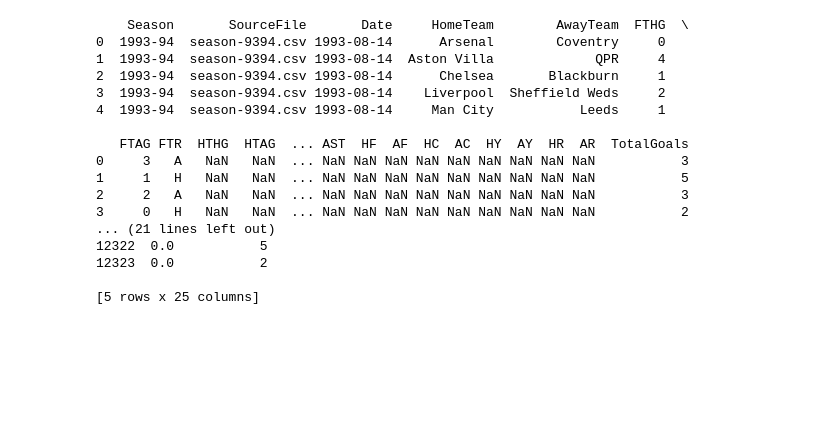
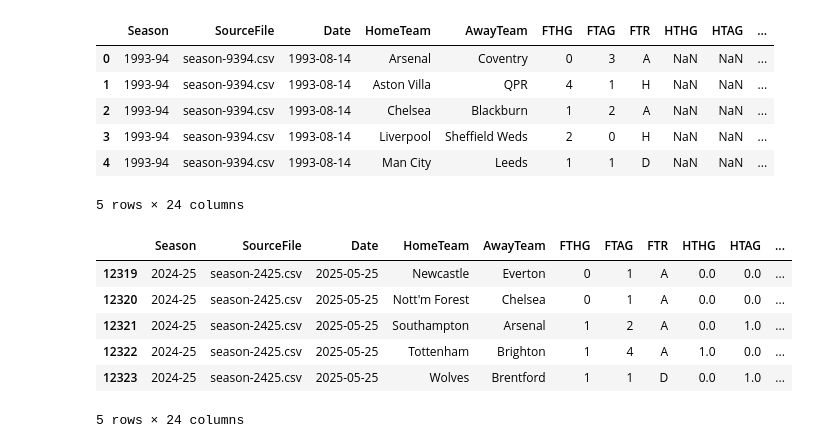
Before and after one commit to AtfastrSlushyMaker/pl-standings-prediction-project, a Jupyter notebook: notebooks/exploratory_analysis.ipynb, the cells around one changed output. Drawn from its saved outputs; the diff is of its cells as text; code cells hidden in the pictures; blank space fills up the shorter version.

```diff
--- a/notebooks/exploratory_analysis.ipynb
+++ b/notebooks/exploratory_analysis.ipynb
@@ -103,21 +15,22 @@ std       1.216692     1.288961     0.253356     0.290826      1.684120
-# %%
-print(df.head())       # aperçu des 5 premières lignes
-print(df.tail())       # aperçu des 5 dernières lignes
-# %% [output]
-    Season       SourceFile       Date     HomeTeam        AwayTeam  FTHG  \
-0  1993-94  season-9394.csv 1993-08-14      Arsenal        Coventry     0
-1  1993-94  season-9394.csv 1993-08-14  Aston Villa             QPR     4
-2  1993-94  season-9394.csv 1993-08-14      Chelsea       Blackburn     1
-3  1993-94  season-9394.csv 1993-08-14    Liverpool  Sheffield Weds     2
-4  1993-94  season-9394.csv 1993-08-14     Man City           Leeds     1
-
-   FTAG FTR  HTHG  HTAG  ... AST  HF  AF  HC  AC  HY  AY  HR  AR  TotalGoals
-0     3   A   NaN   NaN  ... NaN NaN NaN NaN NaN NaN NaN NaN NaN           3
-1     1   H   NaN   NaN  ... NaN NaN NaN NaN NaN NaN NaN NaN NaN           5
-2     2   A   NaN   NaN  ... NaN NaN NaN NaN NaN NaN NaN NaN NaN           3
-3     0   H   NaN   NaN  ... NaN NaN NaN NaN NaN NaN NaN NaN NaN           2
-... (21 lines left out)
-12322  0.0           5
-12323  0.0           2
-
-[5 rows x 25 columns]
+# %%
+# Display the first 5 rows of the DataFrame to get a quick overview of the data structure and content.
+df.head()
+# %% [output]
+|  | Season | SourceFile | Date | HomeTeam | AwayTeam | FTHG | FTAG | FTR | HTHG | HTAG | ... |
+| 0 | 1993-94 | season-9394.csv | 1993-08-14 | Arsenal | Coventry | 0 | 3 | A | NaN | NaN | ... |
+| 1 | 1993-94 | season-9394.csv | 1993-08-14 | Aston Villa | QPR | 4 | 1 | H | NaN | NaN | ... |
+| 2 | 1993-94 | season-9394.csv | 1993-08-14 | Chelsea | Blackburn | 1 | 2 | A | NaN | NaN | ... |
+| 3 | 1993-94 | season-9394.csv | 1993-08-14 | Liverpool | Sheffield Weds | 2 | 0 | H | NaN | NaN | ... |
+| 4 | 1993-94 | season-9394.csv | 1993-08-14 | Man City | Leeds | 1 | 1 | D | NaN | NaN | ... |
+5 rows × 24 columns
+# %%
+# Display the last 5 rows of the DataFrame to see the most recent entries in the dataset.
+df.tail()
+# %% [output]
+|  | Season | SourceFile | Date | HomeTeam | AwayTeam | FTHG | FTAG | FTR | HTHG | HTAG | ... |
+| 12319 | 2024-25 | season-2425.csv | 2025-05-25 | Newcastle | Everton | 0 | 1 | A | 0.0 | 0.0 | ... |
+| 12320 | 2024-25 | season-2425.csv | 2025-05-25 | Nott'm Forest | Chelsea | 0 | 1 | A | 0.0 | 0.0 | ... |
+| 12321 | 2024-25 | season-2425.csv | 2025-05-25 | Southampton | Arsenal | 1 | 2 | A | 0.0 | 1.0 | ... |
+| 12322 | 2024-25 | season-2425.csv | 2025-05-25 | Tottenham | Brighton | 1 | 4 | A | 1.0 | 0.0 | ... |
+| 12323 | 2024-25 | season-2425.csv | 2025-05-25 | Wolves | Brentford | 1 | 1 | D | 0.0 | 1.0 | ... |
+5 rows × 24 columns
```
Also changed, not shown: parts of 20 cells of this notebook.
